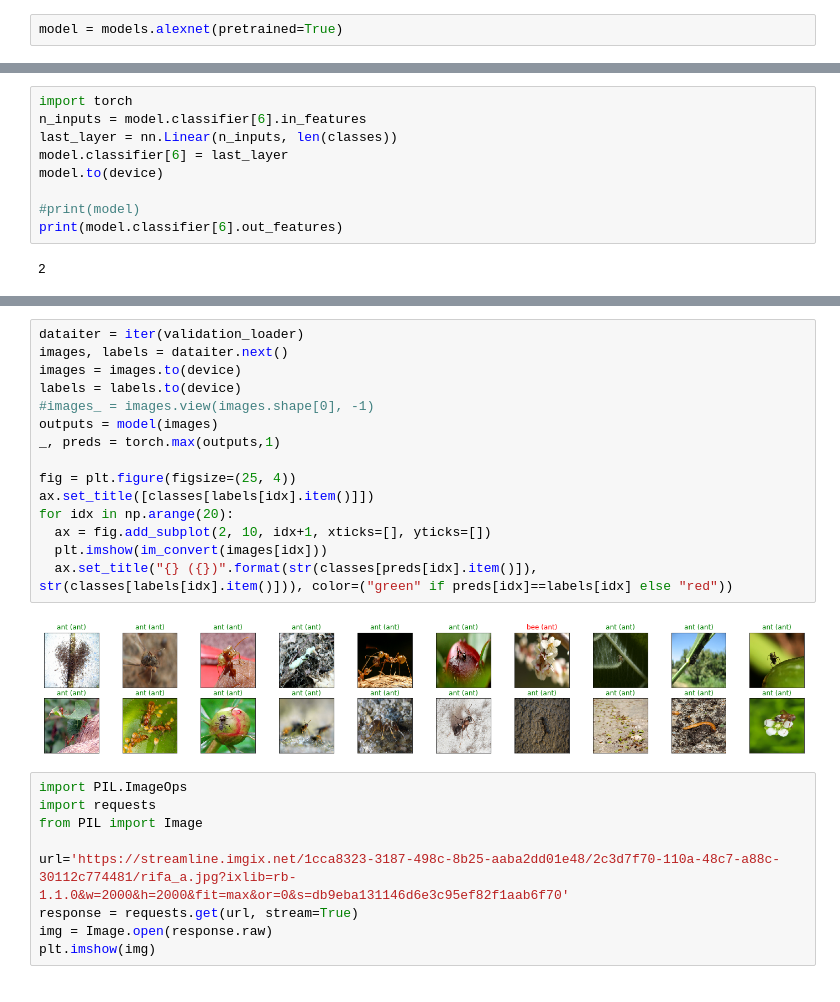
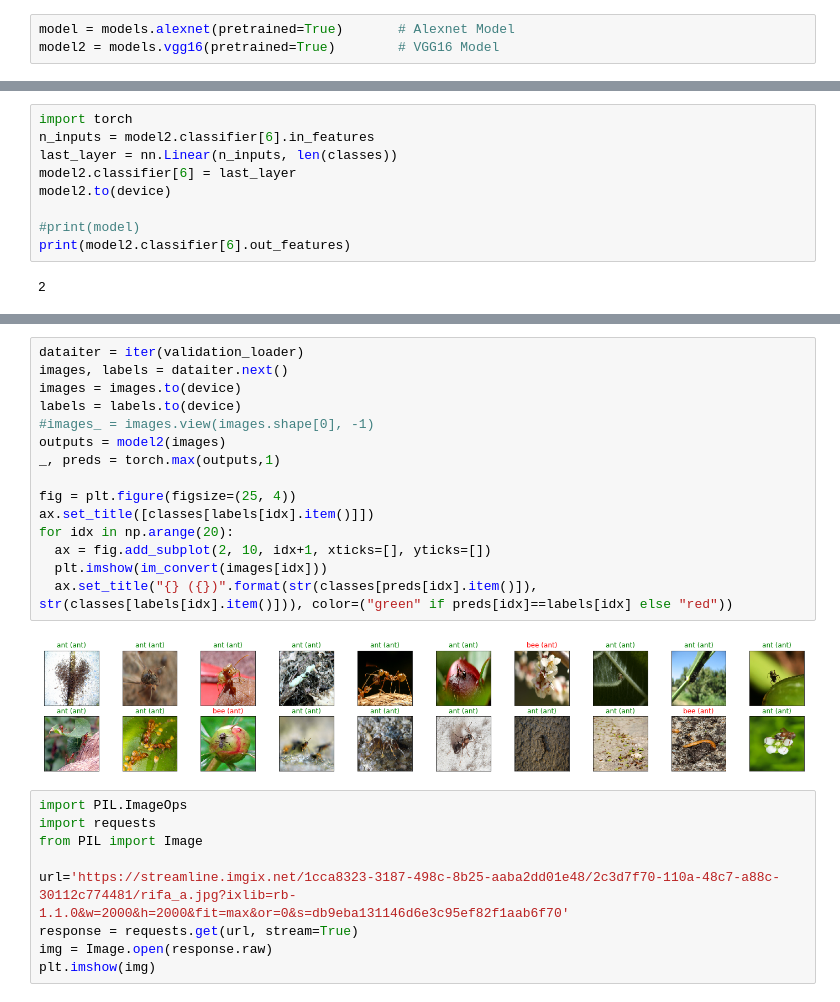
Before and after one commit to deepenmi/pyTorchPractice, a Jupyter notebook: TransferLearning_Pytorch.ipynb, the cells around one changed output, grey strips where cells are left out. Saved outputs shown, nothing was run; the diff lists cells and outputs as text.

Commit message:
Trasfer Learning using VGG16 model

```diff
--- a/TransferLearning_Pytorch.ipynb
+++ b/TransferLearning_Pytorch.ipynb
@@ -74,5 +70,6 @@ for idx in np.arange(20):
 # %%
-model = models.alexnet(pretrained=True)
+model = models.alexnet(pretrained=True)       # Alexnet Model
+model2 = models.vgg16(pretrained=True)        # VGG16 Model
 # %%
 
 model
@@ -99,13 +97,13 @@ for param in model.features.parameters():
   param.requires_grad = False
 # %%
 import torch
-n_inputs = model.classifier[6].in_features
+n_inputs = model2.classifier[6].in_features
 last_layer = nn.Linear(n_inputs, len(classes))
-model.classifier[6] = last_layer
-model.to(device)
+model2.classifier[6] = last_layer
+model2.to(device)
 
 #print(model)
-print(model.classifier[6].out_features)
+print(model2.classifier[6].out_features)
 # %% [output]
 2
 # %%
@@ -198,20 +196,20 @@ plt.legend()
 # %%
 dataiter = iter(validation_loader)
 images, labels = dataiter.next()
 images = images.to(device)
 labels = labels.to(device)
 #images_ = images.view(images.shape[0], -1)
-outputs = model(images)
+outputs = model2(images)
 _, preds = torch.max(outputs,1)
 
 fig = plt.figure(figsize=(25, 4))
 ax.set_title([classes[labels[idx].item()]])
 for idx in np.arange(20):
   ax = fig.add_subplot(2, 10, idx+1, xticks=[], yticks=[])
   plt.imshow(im_convert(images[idx]))
   ax.set_title("{} ({})".format(str(classes[preds[idx].item()]), str(classes[labels[idx].item()])), color=("green" if preds[idx]==labels[idx] else "red"))
 # %% [output]
-[figure, old version]
+[figure, new version]
 # %%
 import PIL.ImageOps
 import requests
```
Also changed, not shown: parts of 10 cells of this notebook.
